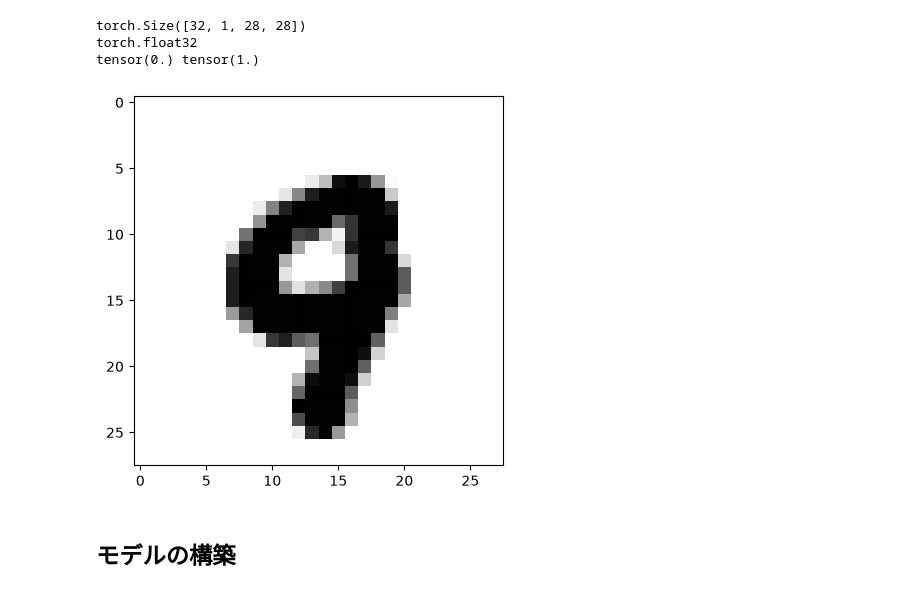
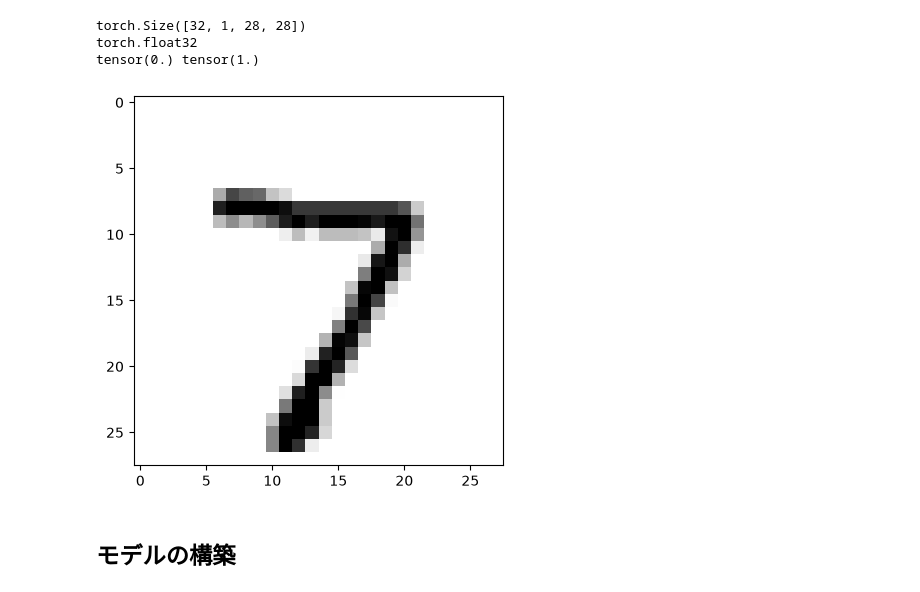
Before and after one commit to yasunobu-nonaka/machine-learning-notebooks, a Jupyter notebook: torch_mnn/torch_mnist.ipynb, the cells around one changed output. Cells and saved outputs as stored; diff of their text form; code cells hidden in the pictures.

```diff
--- a/torch_mnn/torch_mnist.ipynb
+++ b/torch_mnn/torch_mnist.ipynb
@@ -167,10 +167,11 @@ torch.float32
 tensor(0.) tensor(1.)
 # %%
 # 1枚取り出して描画
-plt.imshow(images[0][0], cmap='gray_r')
+image0, label0 = test_ds[0]
+plt.imshow(image0[0], cmap='gray_r')
 plt.show()
 # %% [output]
-[figure, old version]
+[figure, new version]
 # %% [markdown]
 ## モデルの構築
 # %%
```
Also changed, not shown: parts of 8 cells of this notebook.
